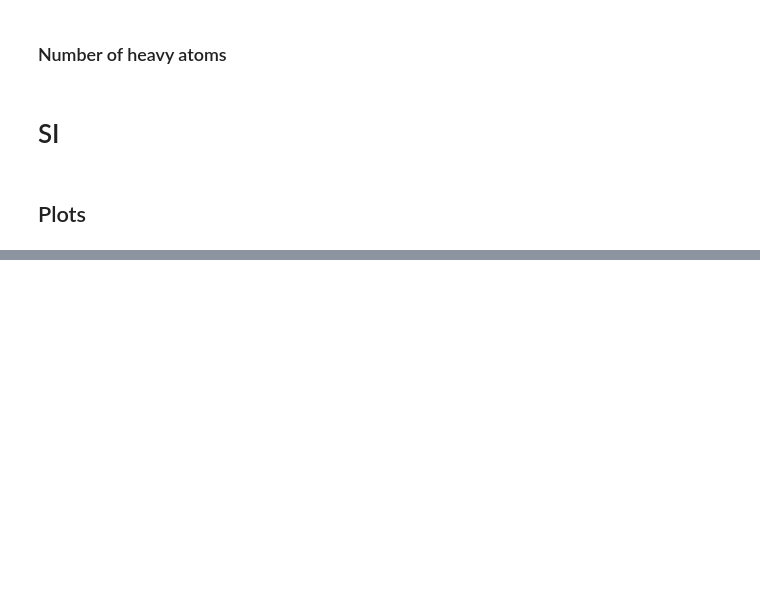
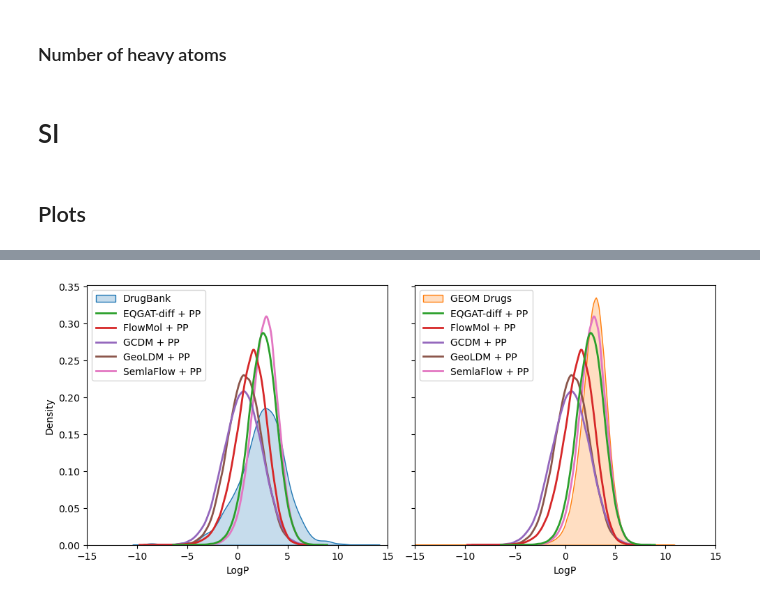
Before and after one commit to maabuu/semla-flow, a Jupyter notebook: 01_analysis.ipynb, the cells around one changed output, grey strips where cells are left out. Drawn from its saved outputs; the diff is of its cells as text; code cells hidden in the pictures; blank space fills up the shorter version.

```diff
--- a/01_analysis.ipynb
+++ b/01_analysis.ipynb
@@ -793,0 +1158,10 @@ df.groupby("method")[list(cols_dict)].mean()
+# %%
+metric = "logp"
+fig, axes = make_double_hist(df, metric, xlims=(-15, 15), log_scale=False, figsize=(10, 4.5), check="valid")
+# for ax in axes:
+#     ax.axvline(x=-0.4, color="gray", linestyle="--", linewidth=1, zorder=-10)
+#     ax.axvline(x=5.6, color="gray", linestyle="--", linewidth=1, zorder=-10)
+#     ax.axvspan(-0.4, 5.6, color="gray", alpha=0.05, zorder=-10)
+# fig.savefig(f"plots/{metric}.png")
+# %% [output]
+[figure, added]
```
Also changed, not shown: parts of 79 cells of this notebook, 7 other files.
